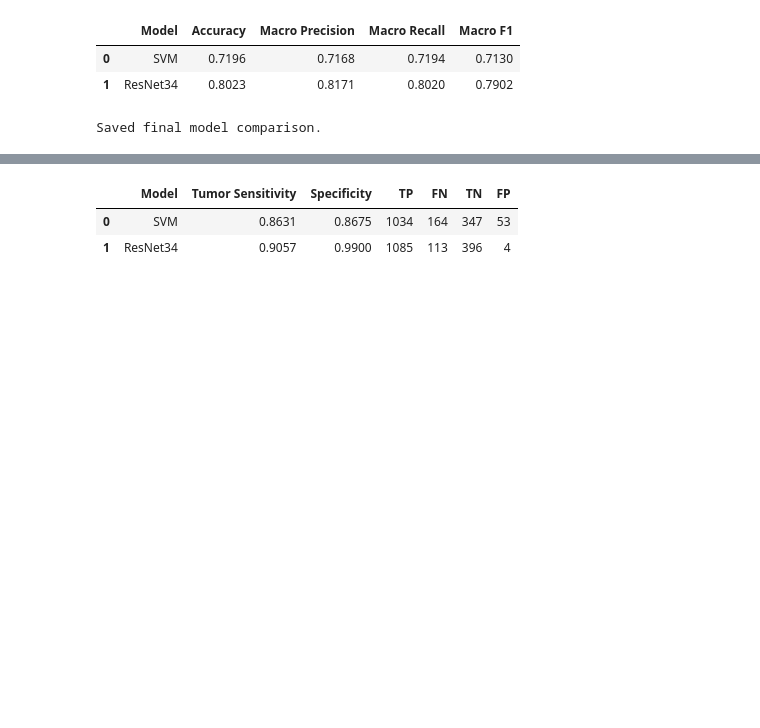
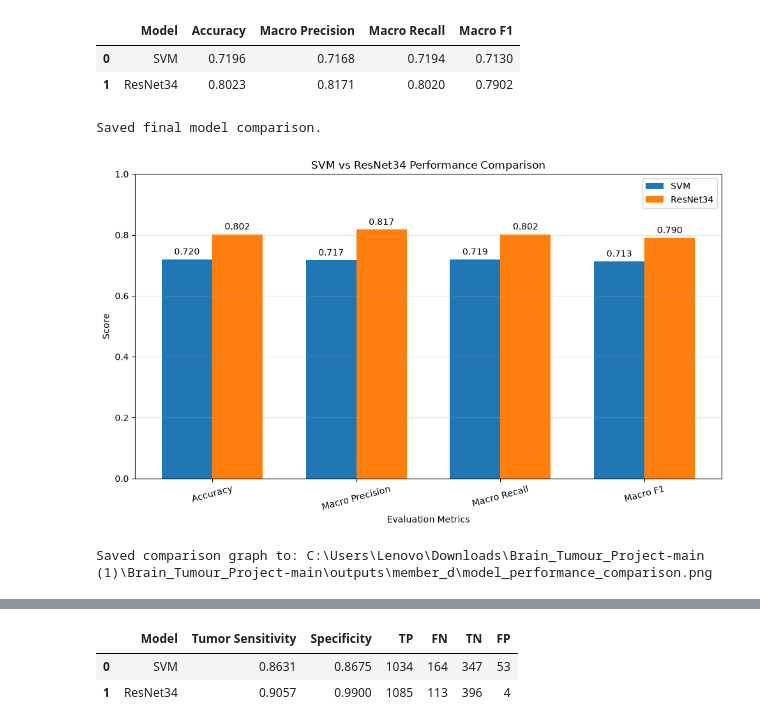
Before and after one commit to Tej876/Brain_Tumour_Project, a Jupyter notebook: notebooks/05_Member_D_Confidence_Evaluation.ipynb, the cells around one changed output, grey strips where cells are left out. Drawn from its saved outputs; the diff is of its cells as text; code cells hidden in the pictures; blank space fills up the shorter version.

```diff
--- a/notebooks/05_Member_D_Confidence_Evaluation.ipynb
+++ b/notebooks/05_Member_D_Confidence_Evaluation.ipynb
@@ -677,6 +804,72 @@ print("Saved final model comparison.")
 | 0 | SVM | 0.7196 | 0.7168 | 0.7194 | 0.7130 |
 | 1 | ResNet34 | 0.8023 | 0.8171 | 0.8020 | 0.7902 |
 Saved final model comparison.
+# %%
+# MEMBER D: SVM VS RESNET34 PERFORMANCE COMPARISON
+
+import matplotlib.pyplot as plt
+import numpy as np
+
+# Metrics to compare
+metrics = [
+    "Accuracy",
+    "Macro Precision",
+    "Macro Recall",
+    "Macro F1"
+]
+
+# Prepare the model comparison table
+comparison_indexed = comparison.set_index("Model")
+
+svm_scores = comparison_indexed.loc["SVM", metrics].astype(float)
+resnet_scores = comparison_indexed.loc["ResNet34", metrics].astype(float)
+
+# Set bar positions
+x = np.arange(len(metrics))
+width = 0.35
+
+# Create the chart
+fig, ax = plt.subplots(figsize=(10, 6))
+
+ax.bar(
+    x - width / 2,
+    svm_scores,
+    width,
+    label="SVM"
+)
+
+ax.bar(
+    x + width / 2,
+    resnet_scores,
+    width,
+    label="ResNet34"
+)
+
+# Add labels and formatting
+ax.set_title("SVM vs ResNet34 Performance Comparison")
+ax.set_ylabel("Score")
+ax.set_xlabel("Evaluation Metrics")
+ax.set_xticks(x)
+ax.set_xticklabels(metrics, rotation=15)
+ax.set_ylim(0, 1)
+ax.legend()
+ax.grid(axis="y", alpha=0.3)
+
+# Display scores above bars
+for container in ax.containers:
+    ax.bar_label(container, fmt="%.3f", padding=3)
+
+plt.tight_layout()
+
+# Save and display the graph
+chart_file = member_d_dir / "model_performance_comparison.png"
+plt.savefig(chart_file, dpi=200, bbox_inches="tight")
+plt.show()
+
+print("Saved comparison graph to:", chart_file)
+# %% [output]
+[figure, added]
+Saved comparison graph to: C:\Users\Lenovo\Downloads\Brain_Tumour_Project-main (1)\Brain_Tumour_Project-main\outputs\member_d\model_performance_comparison.png
 # %%
 
 calibration_summary = pd.DataFrame([
```
Also changed, not shown: parts of 5 cells of this notebook, 4 other files.
